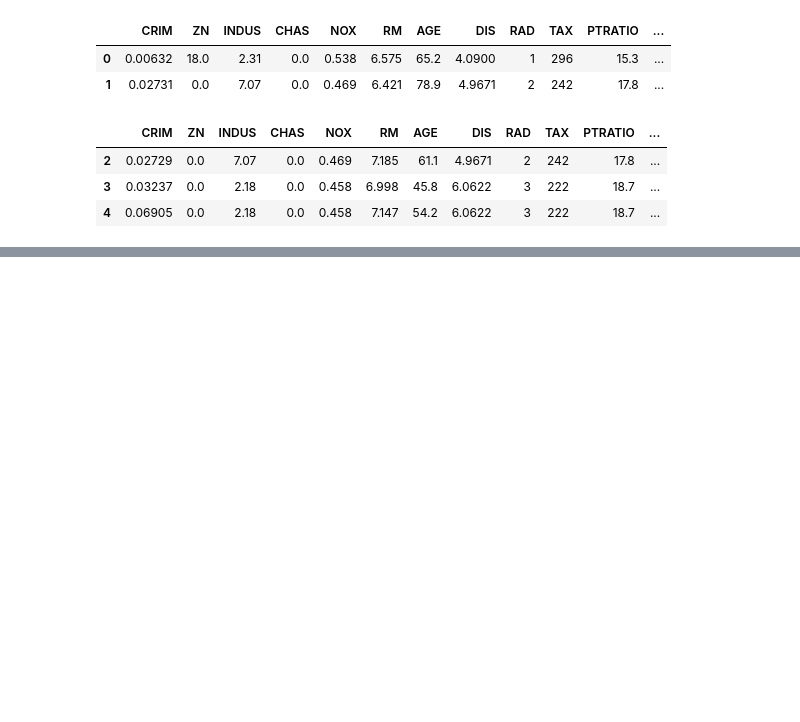
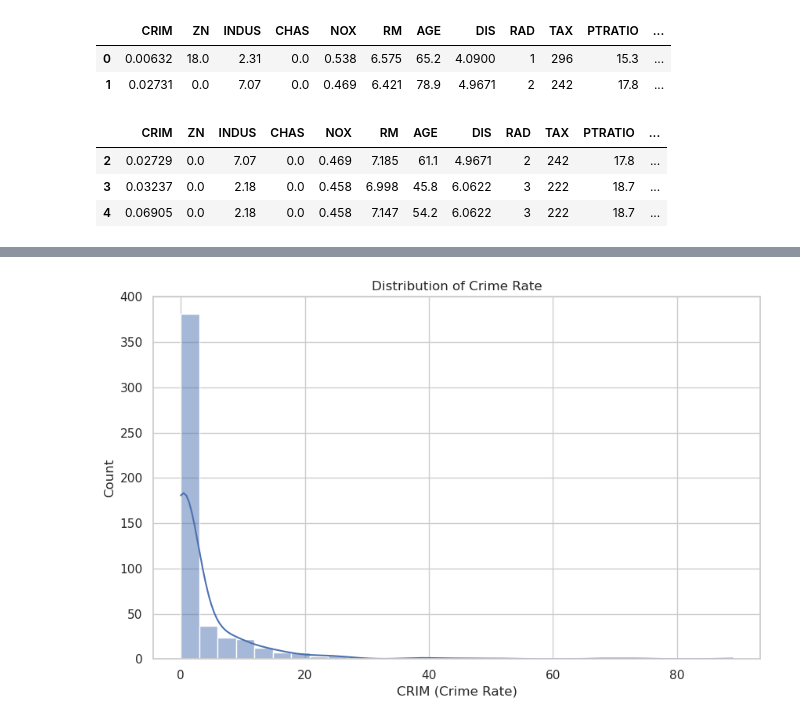
Before and after one commit to Byan70/Data-science-with-python, a Jupyter notebook: Pandas/Playing-with-HousingData.ipynb, the cells around one changed output, grey strips where cells are left out. Cells and saved outputs as stored; diff of their text form; code cells hidden in the pictures; blank space fills up the shorter version.

Commit message:
HousingData manipulation and visualization

```diff
--- a/Pandas/Playing-with-HousingData.ipynb
+++ b/Pandas/Playing-with-HousingData.ipynb
@@ -77,6 +78,30 @@ memory usage: 55.5 KB
 # %%
 # Median of CRIM Column
 
-median_crim = hd['CRIM'].median()
+median_CRIM = hd['CRIM'].median()
 
 # Filling the 'CRIM' null values with its median value
+hd['CRIM'].fillna(median_CRIM, inplace=True)
+
+# Filling null values with median
+median_INDUS = hd['INDUS'].median()
+hd['INDUS'].fillna(median_INDUS, inplace=True)
+
+
+# Median or 'ZN'
+median_ZN = hd['ZN'].median()
+
+# Filling the 'ZN' null values with its median value
+hd['ZN'].fillna(median_ZN, inplace= True)
+
+# Filling null with mode
+mode_CHAS = hd['CHAS'].mode()[0]
+hd['CHAS'].fillna(mode_CHAS, inplace=True)
+
+# Filling null with median value
+median_AGE = hd['AGE'].median()
+hd['AGE'].fillna(median_AGE, inplace=True)
+
+# filling null with median value
+median_LSTAT = hd['LSTAT'].median()
+hd['LSTAT'].fillna(median_LSTAT, inplace=True)
@@ -115,0 +163,4 @@ dtype: int64
+# %%
+# Changing float data type for the AGE column
+
+hd['AGE'] = hd['AGE'].astype(int)
@@ -115,0 +198,10 @@ dtype: int64
+# %%
+#  Visualization
+sns.set(style="whitegrid")
+plt.figure(figsize=(10, 6))
+sns.histplot(hd['CRIM'], bins=30, kde=True)
+plt.xlabel('CRIM (Crime Rate)')
+plt.title('Distribution of Crime Rate')
+plt.show()
+# %% [output]
+[figure, added]
```
Also changed, not shown: parts of 8 cells of this notebook.
